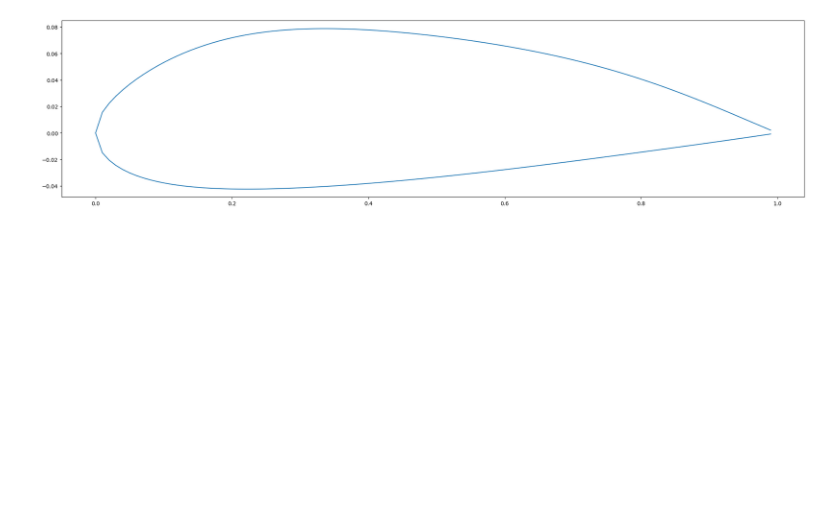
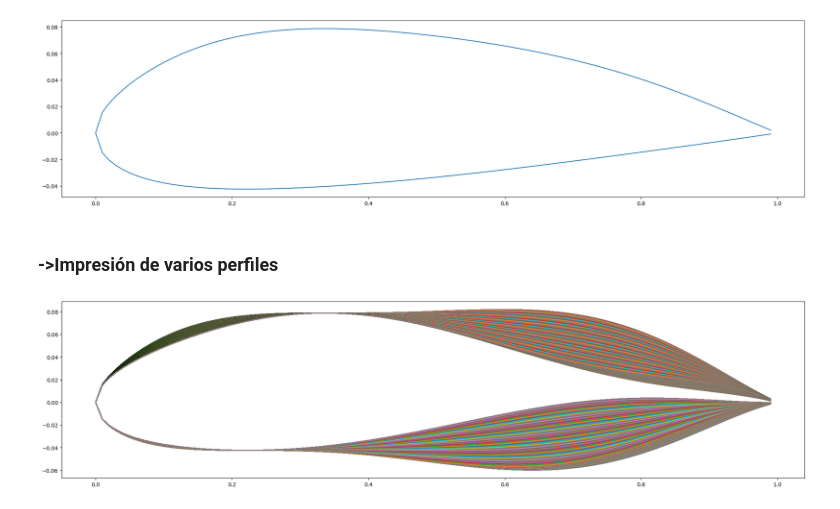
Before and after one commit to Kijoselo/opt_air, a Jupyter notebook: notebook simuacion.ipynb, the cells around one changed output. Saved outputs shown, nothing was run; the diff lists cells and outputs as text; code cells hidden in the pictures; blank space fills up the shorter version.

```diff
--- a/notebook simuacion.ipynb
+++ b/notebook simuacion.ipynb
@@ -302,6 +305,16 @@ plt.figure(figsize=(25,6))
 plot_combi(100,100,100)
 # %% [output]
 [figure]
+# %% [markdown]
+<h3>->Impresión de varios perfiles
+# %%
+plt.figure(figsize=(25,6))
+for i in range(10,200,5):
+    for j in range(10,200,5):
+        for k in range(10,150,3):
+            plot_combi(i,j,k)
+# %% [output]
+[figure, added]
 # %%
 def create_coord_file(xx,yy,fname):
     test_result=""
```
Also changed, not shown: parts of 9 cells of this notebook.
